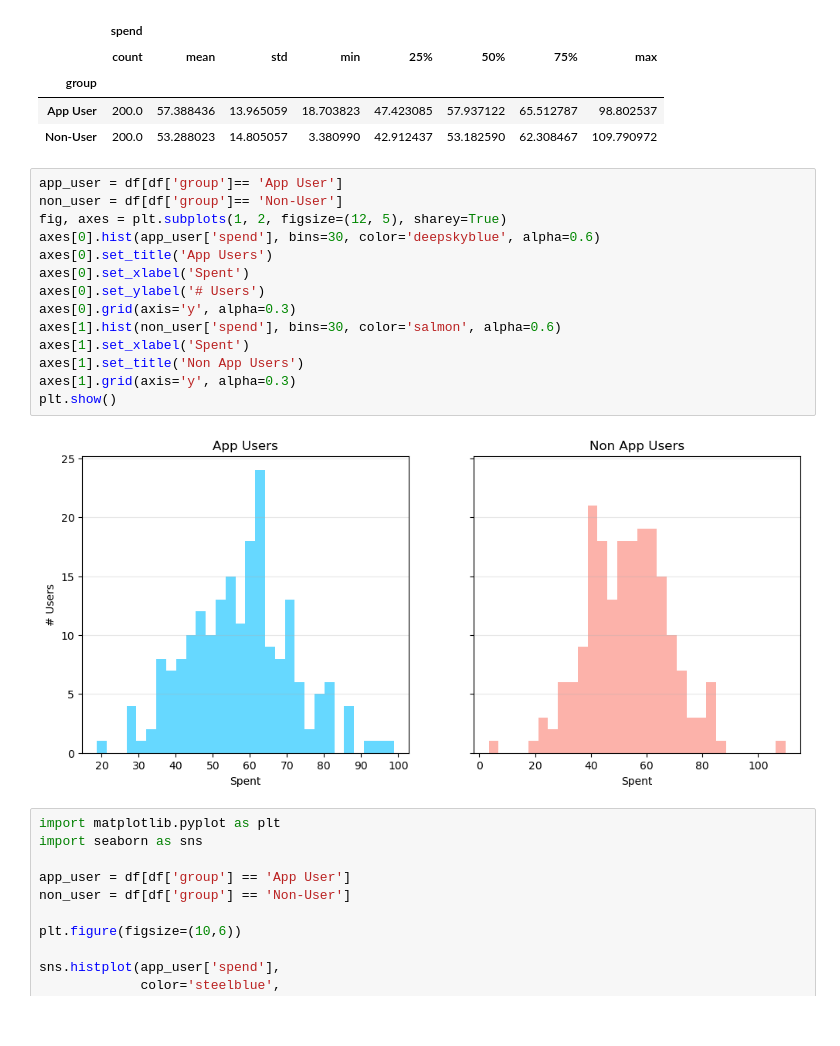
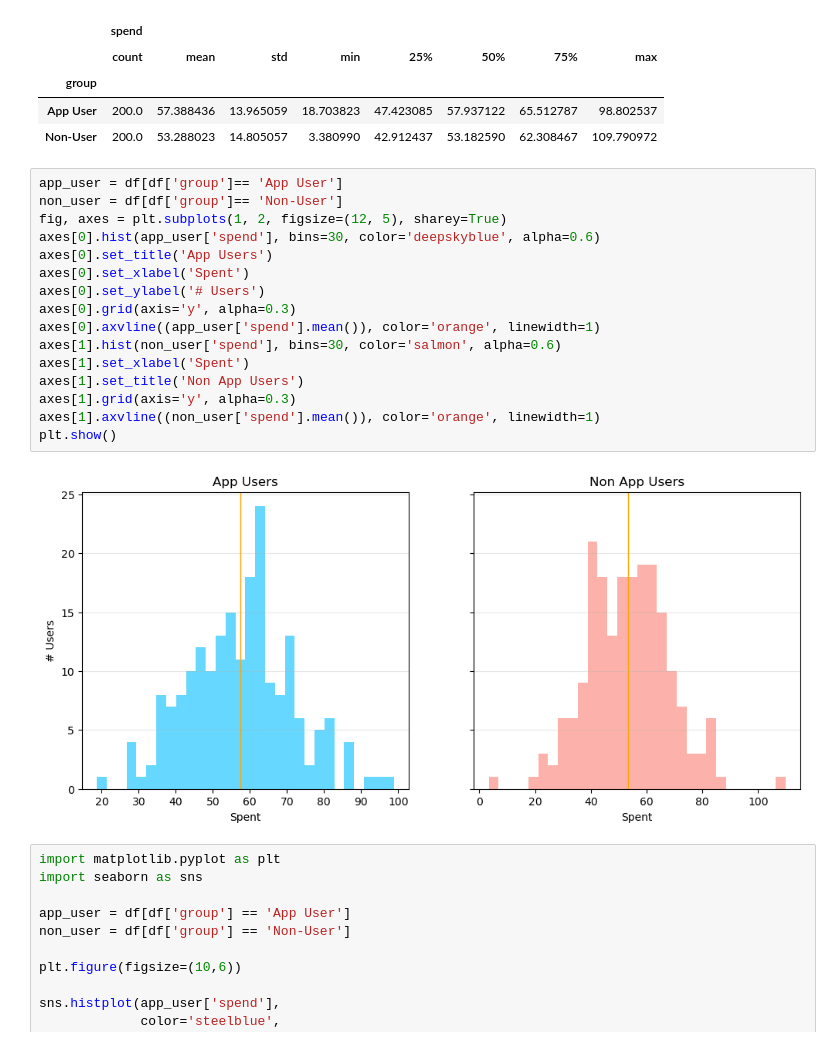
Before and after one commit to hhnguyen72/ddi-freshmart, a Jupyter notebook: Code/Notebook1.ipynb, the cells around one changed output. Saved outputs shown, nothing was run; the diff lists cells and outputs as text.

Commit message:
histograms

```diff
--- a/Code/Notebook1.ipynb
+++ b/Code/Notebook1.ipynb
@@ -43,19 +43,21 @@ df.groupby('group').describe()
 # %%
 app_user = df[df['group']== 'App User']
 non_user = df[df['group']== 'Non-User']
 fig, axes = plt.subplots(1, 2, figsize=(12, 5), sharey=True)
 axes[0].hist(app_user['spend'], bins=30, color='deepskyblue', alpha=0.6)
 axes[0].set_title('App Users')
 axes[0].set_xlabel('Spent')
 axes[0].set_ylabel('# Users')
 axes[0].grid(axis='y', alpha=0.3)
+axes[0].axvline((app_user['spend'].mean()), color='orange', linewidth=1)
 axes[1].hist(non_user['spend'], bins=30, color='salmon', alpha=0.6)
 axes[1].set_xlabel('Spent')
 axes[1].set_title('Non App Users')
 axes[1].grid(axis='y', alpha=0.3)
+axes[1].axvline((non_user['spend'].mean()), color='orange', linewidth=1)
 plt.show()
 # %% [output]
-[figure, old version]
+[figure, new version]
 # %%
 import matplotlib.pyplot as plt
 import seaborn as sns
```
Also changed, not shown: parts of 4 cells of this notebook.
